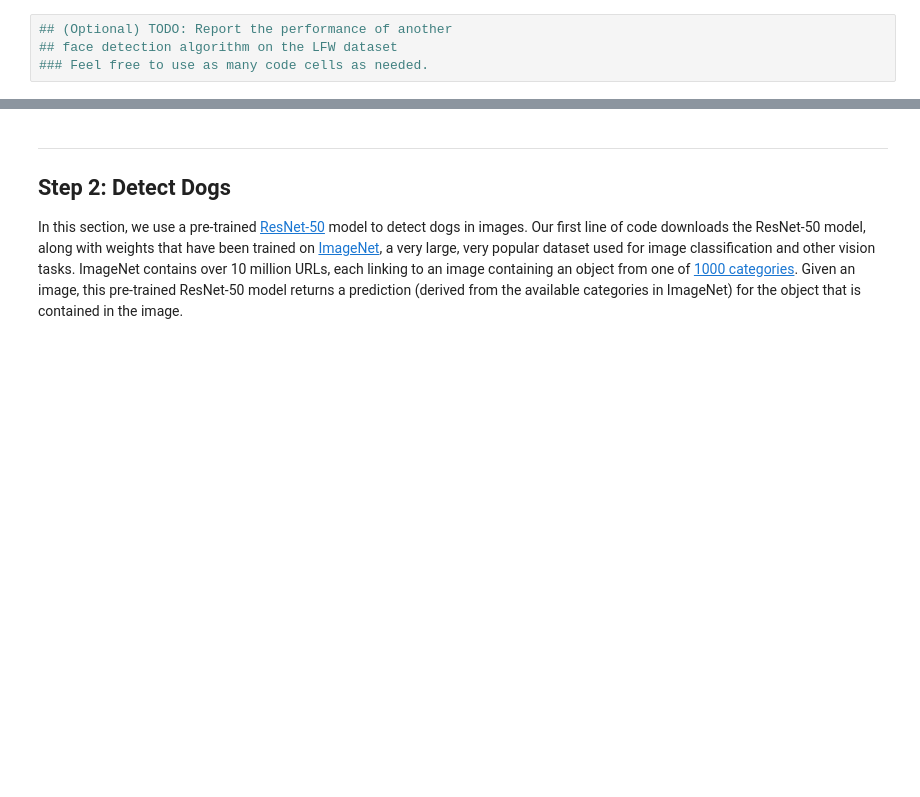
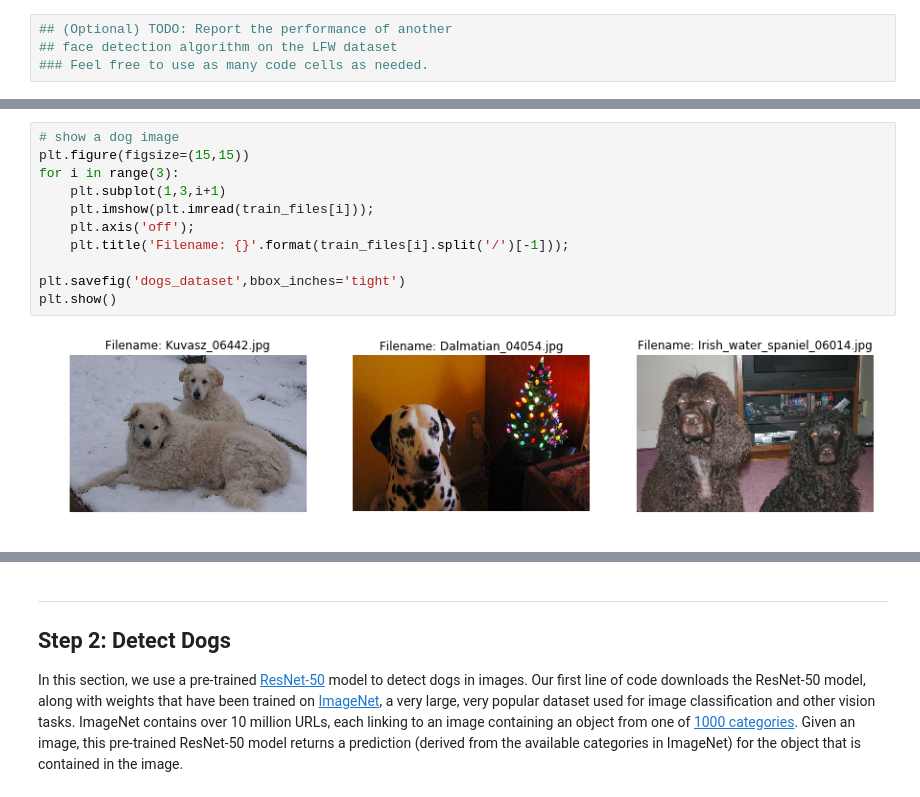
Before and after one commit to Ricmatgal/UD_final_assignment, a Jupyter notebook: dog_app.ipynb, the cells around one changed output, grey strips where cells are left out. Cells and saved outputs as stored; diff of their text form; blank space fills up the shorter version.

```diff
--- a/dog_app.ipynb
+++ b/dog_app.ipynb
@@ -206,0 +240,13 @@ We suggest the face detector from OpenCV as a potential way to detect human imag
+# %%
+# show a dog image
+plt.figure(figsize=(15,15))
+for i in range(3):
+    plt.subplot(1,3,i+1)
+    plt.imshow(plt.imread(train_files[i]));
+    plt.axis('off');
+    plt.title('Filename: {}'.format(train_files[i].split('/')[-1]));
+
+plt.savefig('dogs_dataset',bbox_inches='tight')
+plt.show()
+# %% [output]
+[figure, added]
```
Also changed, not shown: parts of 10 cells of this notebook, 12 other files.
